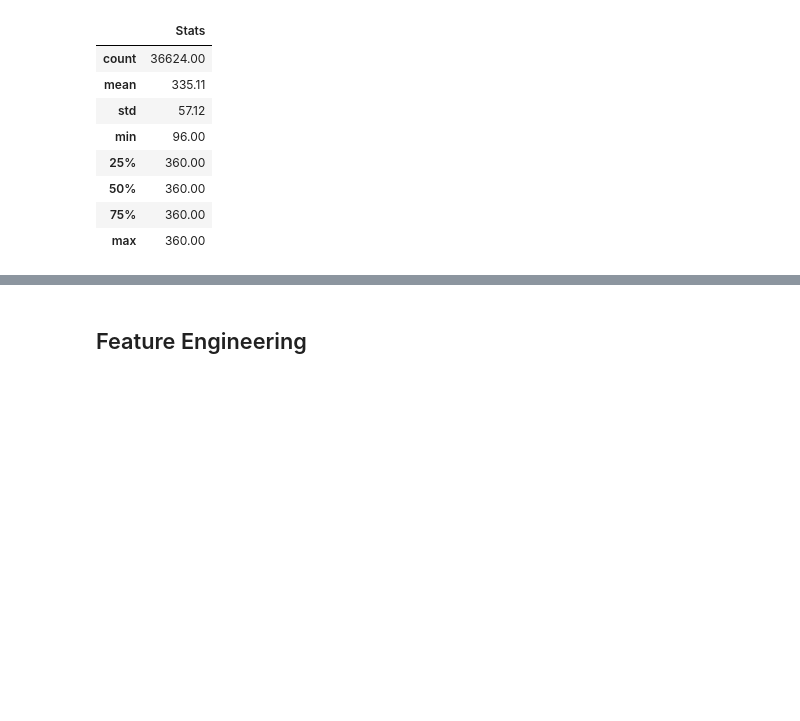
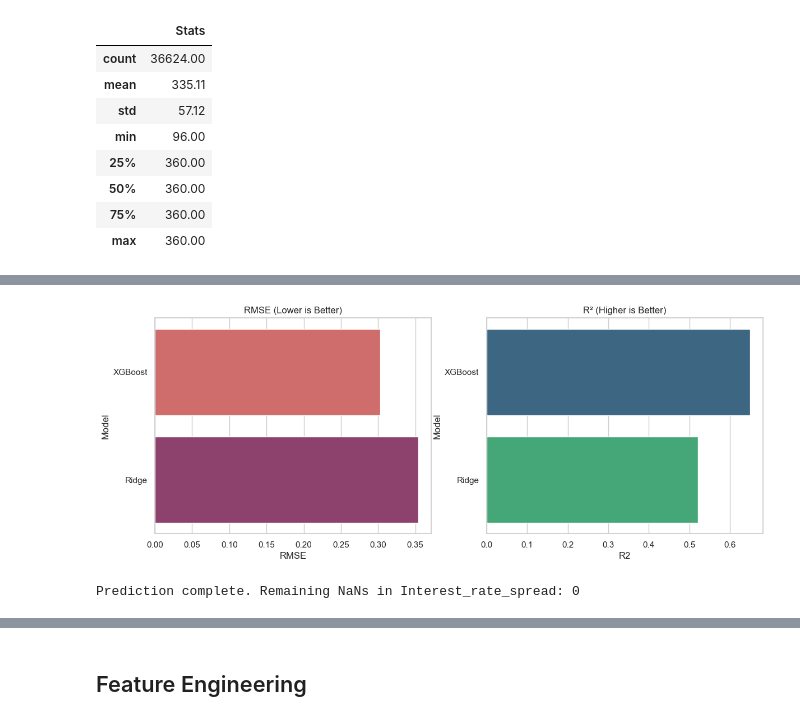
Before and after one commit to ethanhopkins101/DataScience-Projects, a Jupyter notebook: credit_card_customers/loan_default.ipynb, the cells around one changed output, grey strips where cells are left out. Saved outputs shown, nothing was run; the diff lists cells and outputs as text; code cells hidden in the pictures; blank space fills up the shorter version.

```diff
--- a/credit_card_customers/loan_default.ipynb
+++ b/credit_card_customers/loan_default.ipynb
@@ -680,0 +707,14 @@ NameError: name 'property_value' is not defined
+# %%
+# 1. Transform the raw prediction data using the fitted preprocessor
+# This converts it into the exact numerical format the model expects
+x_predict_proc = preprocessor.transform(cols_of_interest_predict)
+
+# 2. Generate the predictions
+imputed_rates = xgb_gs.best_estimator_.predict(x_predict_proc)
+
+# 3. Fill the NaNs in the original dataframe
+# Using the index of cols_of_interest_predict ensures values go to the right rows
+df.loc[cols_of_interest_predict.index, 'rate_of_interest'] = imputed_rates
+
+# 4. Verify no NaNs remain
+print(f"Remaining NaNs in rate_of_interest: {df['rate_of_interest'].isna().sum()}")
@@ -680,0 +728,63 @@ NameError: name 'property_value' is not defined
+# %%
+# Replace infinities and fill NaNs in the source dataframe to prevent missing output
+df.replace([np.inf, -np.inf], np.nan, inplace=True)
+
+# Identify numeric and categorical columns automatically
+target = 'Interest_rate_spread'
+exclude = [target, 'rate_of_interest', 'Status']
+X_all = df.drop(columns=exclude)
+
+num_cols = X_all.select_dtypes(include=['number']).columns.tolist()
+cat_cols = X_all.select_dtypes(include=['object', 'bool']).columns.tolist()
+
+# Fill NaNs in the actual dataframe so no rows are skipped during prediction
+for col in num_cols:
+    df[col] = df[col].fillna(df[col].median())
+for col in cat_cols:
+    df[col] = df[col].fillna(df[col].mode()[0])
+
+# 2. DEFINE TRAINING SET
+train_mask = (df['Status'] == 0) & (df[target].notna())
+X = df.loc[train_mask, num_cols + cat_cols]
+y = df.loc[train_mask, target]
+
+# 3. PREPROCESSING PIPELINE
+preprocessor = ColumnTransformer(
+    transformers=[
+        ('num', StandardScaler(), num_cols),
+        ('cat', OneHotEncoder(handle_unknown='ignore', sparse_output=False), cat_cols)
+    ])
+
+X_train, X_test, y_train, y_test = tts(X, y, test_size=0.2, random_state=22)
+
+X_train_proc = preprocessor.fit_transform(X_train)
+X_test_proc = preprocessor.transform(X_test)
+
+# 4. GRID SEARCH
+ridge_gs = GridSearchCV(Ridge(), {'alpha': [0.1, 1.0, 10.0]}, cv=3, scoring='r2').fit(X_train_proc, y_train)
+xgb_gs = GridSearchCV(XGBRegressor(), {'n_estimators': [100], 'max_depth': [3, 5]}, cv=3, scoring='r2').fit(X_train_proc, y_train)
+
+# 5. VISUALIZATION
+results = []
+for name, gs in {'Ridge': ridge_gs, 'XGBoost': xgb_gs}.items():
+    p = gs.predict(X_test_proc)
+    results.append({'Model': name, 'R2': r2_score(y_test, p), 'RMSE': rmse(y_test, p)})
+
+res_df = pd.DataFrame(results)
+fig, (ax1, ax2) = plt.subplots(1, 2, figsize=(14, 5))
+sns.barplot(x='RMSE', y='Model', data=res_df.sort_values('RMSE'), palette='flare', ax=ax1)
+ax1.set_title('RMSE (Lower is Better)')
+sns.barplot(x='R2', y='Model', data=res_df.sort_values('R2', ascending=False), palette='viridis', ax=ax2)
+ax2.set_title('R² (Higher is Better)')
+plt.show()
+
+# 6. PREDICT FOR DEFAULTERS (Status == 1)
+defaulter_mask = df['Status'] == 1
+X_def = df.loc[defaulter_mask, num_cols + cat_cols]
+X_def_proc = preprocessor.transform(X_def)
+
+# Use the best model to fill the missing spread values
+df.loc[defaulter_mask, target] = xgb_gs.best_estimator_.predict(X_def_proc)
+
+print(f"Prediction complete. Remaining NaNs in {target}: {df[target].isna().sum()}")
+# %% [output]
@@ -680,0 +798,2 @@ NameError: name 'property_value' is not defined
+[figure, added]
+Prediction complete. Remaining NaNs in Interest_rate_spread: 0
```
Also changed, not shown: parts of 60 cells of this notebook.
